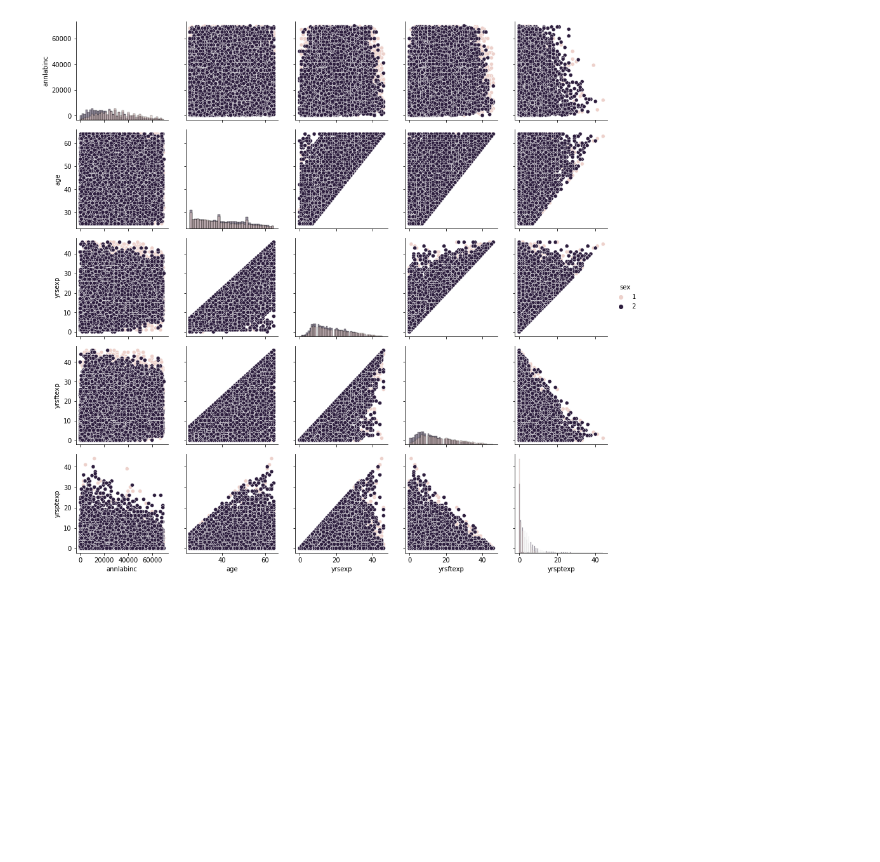
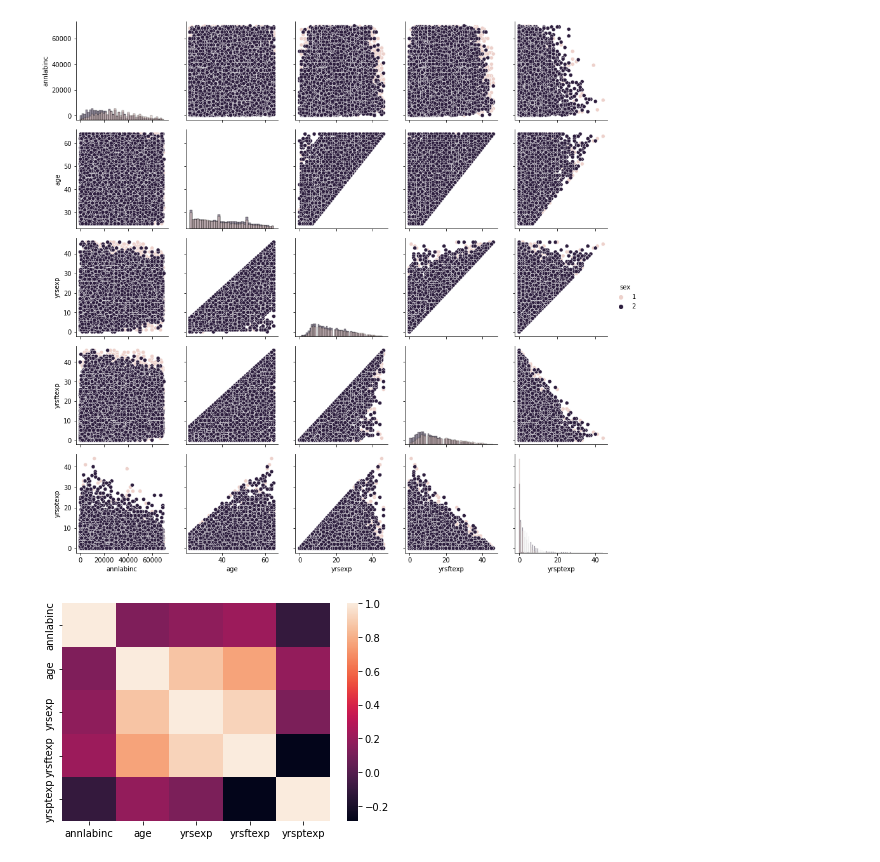
Before and after one commit to jcalvesoliveira/gender-pay-gap, a Jupyter notebook: notebooks/1.0-jo-initial-data-exploration.ipynb, the cells around one changed output. Drawn from its saved outputs; the diff is of its cells as text; code cells hidden in the pictures; blank space fills up the shorter version.

Commit message:
adding corr heatmap

```diff
--- a/notebooks/1.0-jo-initial-data-exploration.ipynb
+++ b/notebooks/1.0-jo-initial-data-exploration.ipynb
@@ -146,3 +146,7 @@ g.add_legend()
 # %% [output]
 <seaborn.axisgrid.PairGrid at 0x...>
 [figure]
+# %%
+sns.heatmap(psid[psid.annlabinc < q_9][['annlabinc','age','yrsexp','yrsftexp','yrsptexp']].corr());
+# %% [output]
+[figure, added]
```
Also changed, not shown: parts of 1 cell of this notebook.
